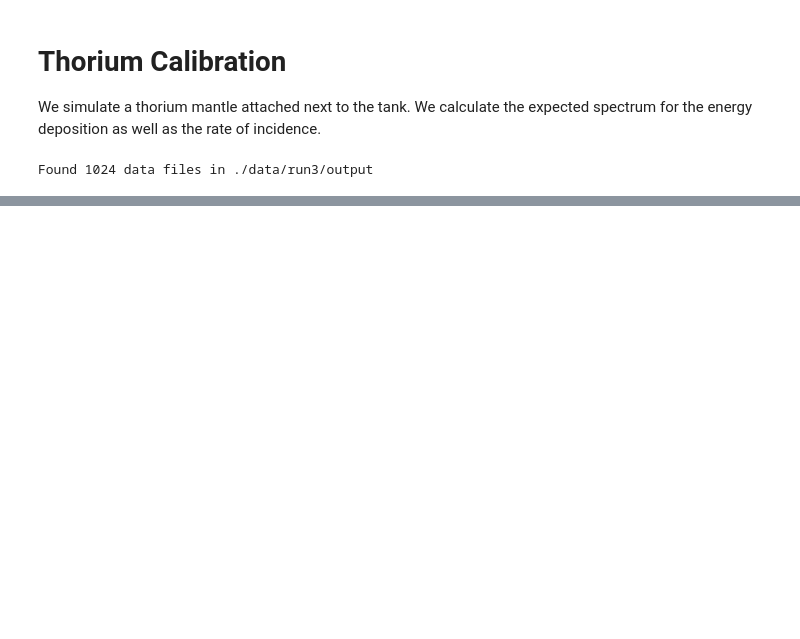
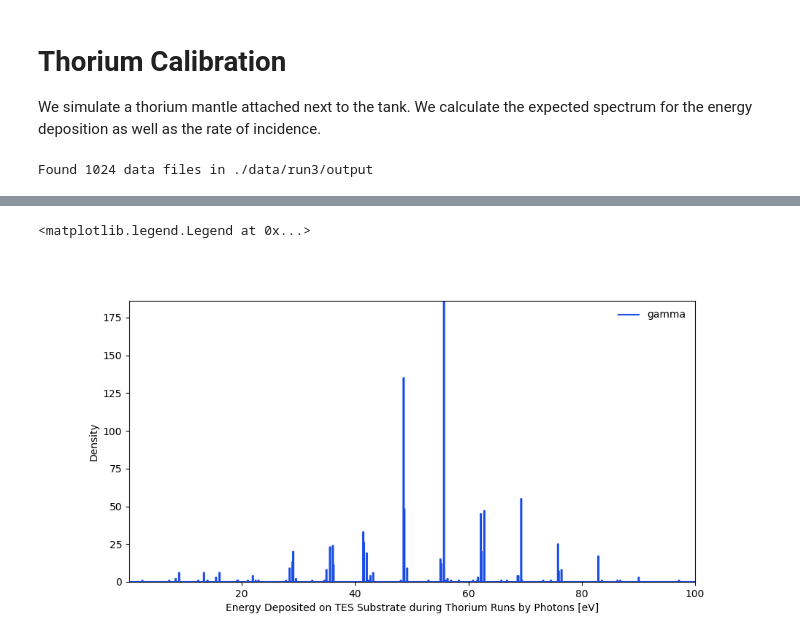
Before and after one commit to nyuad-astroparticle/tes-geant, a Jupyter notebook: analysis/thorium-calibration.ipynb, the cells around one changed output, grey strips where cells are left out. Cells and saved outputs as stored; diff of their text form; code cells hidden in the pictures; blank space fills up the shorter version.

```diff
--- a/analysis/thorium-calibration.ipynb
+++ b/analysis/thorium-calibration.ipynb
@@ -68,0 +78,23 @@ stackedHist = [np.histogram(particleEnergies[particle].EnergyDeposited,bins=) fo
+# %%
+# Plot a histogram
+fig = plt.figure(figsize=(10,5))
+ax  = fig.add_subplot(111)
+
+NBINS       = 800
+LIMS        = (0,0.0001)
+BINS        = np.linspace(*LIMS,NBINS+1)
+PARTICLE    = 'gamma'
+stackedHist = np.histogram(particleEnergies[PARTICLE].EnergyDeposited,bins=BINS)[0]
+color       = np.round(np.random.rand(len(stackedHist),3),1)
+ax.step(BINS[:-1]*1e6,stackedHist,label=PARTICLE,color=color[0])
+
+ax.set_xlim(BINS[1]*1e6,BINS[-1]*1e6)
+ax.set_ylim(0,np.max(stackedHist[1:]))
+ax.set_xlabel('Energy Deposited on TES Substrate during Thorium Runs by Photons [eV]')
+ax.set_ylabel('Density')
+ax.legend(frameon=False)
+# ax.set_yscale('log')
+# ax.set_xscale('log')
+# %% [output]
+<matplotlib.legend.Legend at 0x...>
+[figure, added]
```
Also changed, not shown: parts of 4 cells of this notebook.
